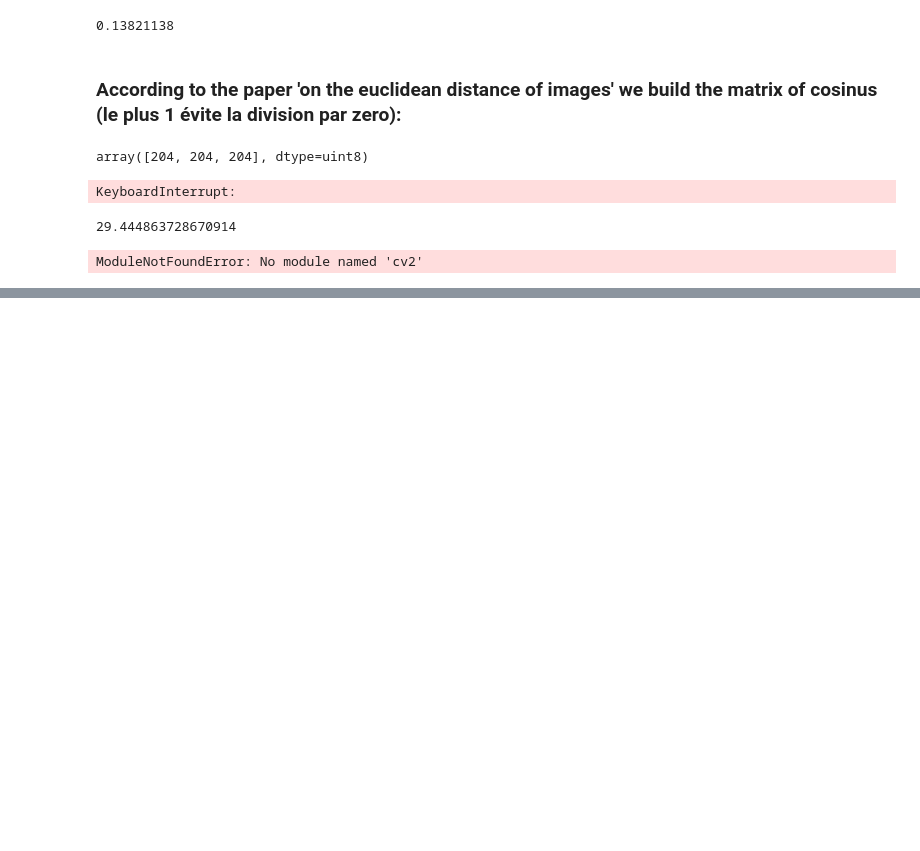
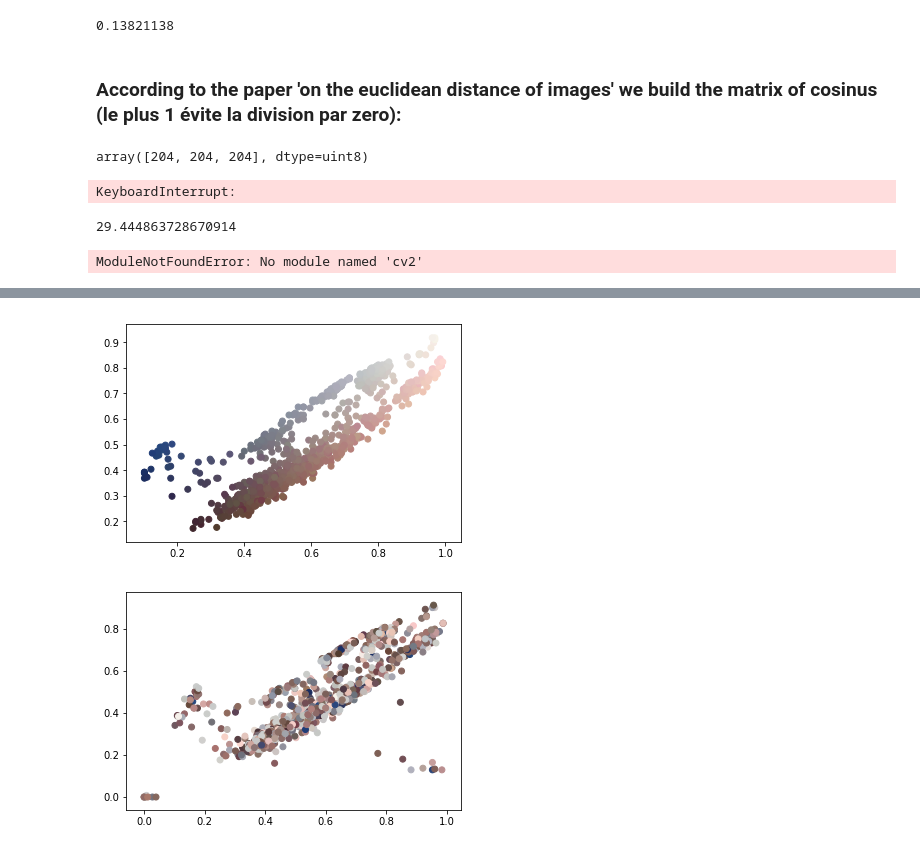
Before and after one commit to zslydr/Etude-de-cas-M2, a Jupyter notebook: Notebooks/Distance on images.ipynb, the cells around one changed output, grey strips where cells are left out. Drawn from its saved outputs; the diff is of its cells as text; code cells hidden in the pictures; blank space fills up the shorter version.

```diff
--- a/Notebooks/Distance on images.ipynb
+++ b/Notebooks/Distance on images.ipynb
@@ -49,0 +90,8 @@ ModuleNotFoundError: No module named 'cv2'
+# %%
+plt.scatter(Xs[:, 0]/255, Xs[:, 2]/255, c=X)
+plt.show()
+plt.scatter(Xt[:, 0]/255, Xt[:, 2]/255, c=X)
+plt.show()
+# %% [output]
+[figure, added]
+[figure, added]
```
Also changed, not shown: parts of 4 cells of this notebook, 1 other file.
